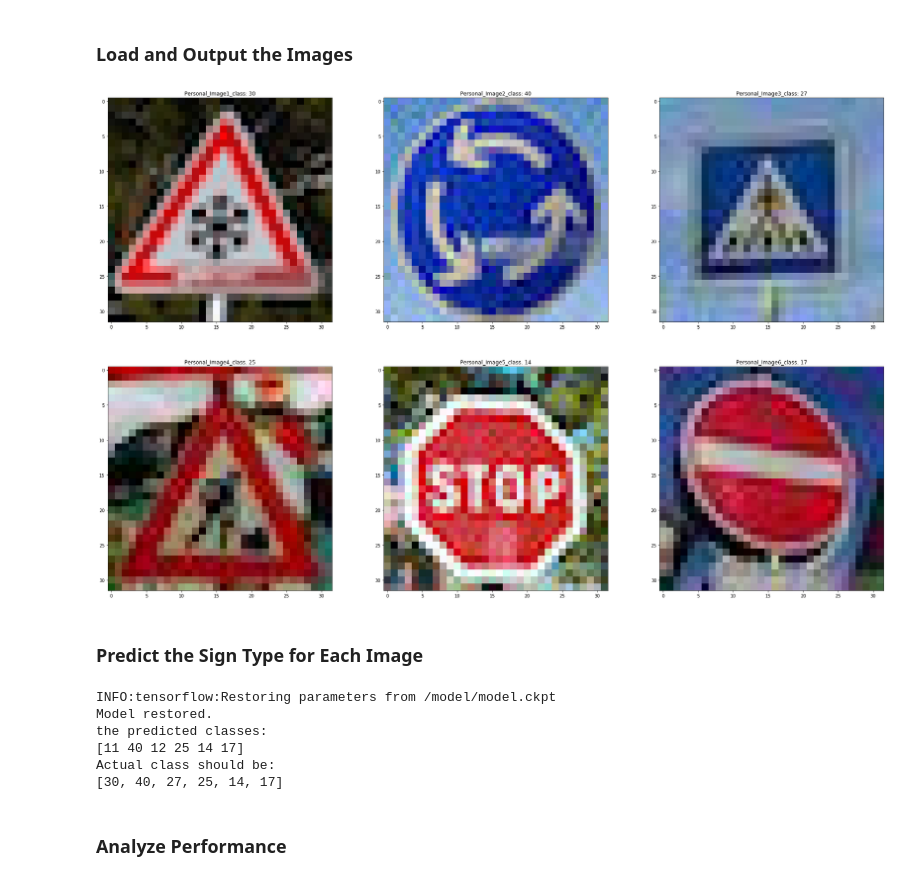
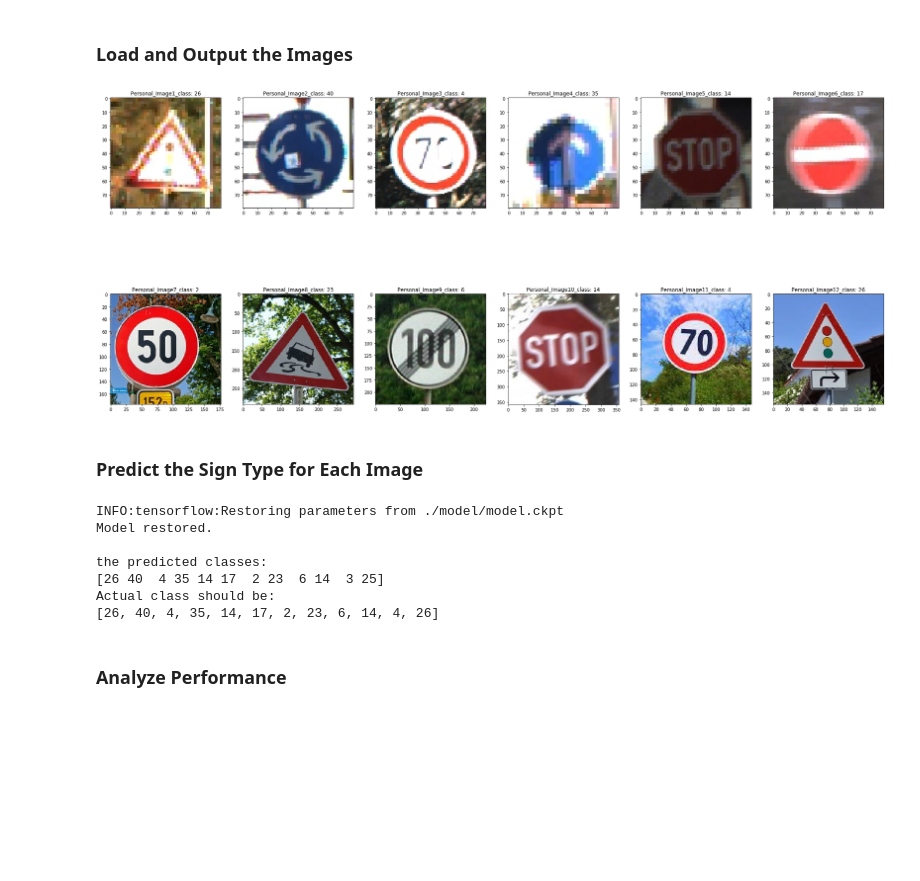
Before and after one commit to FierceKing/CarND-Traffic-Sign-Classifier-Project, a Jupyter notebook: Traffic_Sign_Classifier_final.ipynb, the cells around one changed output. Saved outputs shown, nothing was run; the diff lists cells and outputs as text; code cells hidden in the pictures; blank space fills up the shorter version.

Commit message:
Add more comment in README.md Make ipynb better result Add trained model.

```diff
--- a/Traffic_Sign_Classifier_final.ipynb
+++ b/Traffic_Sign_Classifier_final.ipynb
@@ -428,7 +427,7 @@ if want_to_train:
         print("Test loss = {:.3f}".format(test_loss))
         print("Test accuracy = {:.3f}".format(test_acc))
 
-        save_path = saver.save(sess, "/model/model.ckpt")
+        save_path = saver.save(sess, "./model/model.ckpt")
         print("Model saved in file: %s" % save_path)
 # %% [output]
 cell running
@@ -461,41 +460,50 @@ You may find `signnames.csv` useful as it contains mappings from the class id (i
 # %%
 ### Load the images and plot them here.
 ### Feel free to use as many code cells as needed.
+from PIL import Image
 my_imgs = []
-my_labels = [30,40,27,25,14,17]
-for i in range(6):
-    im = plt.imread("./demo_pics/"+str(i+1)+".jpeg")
+img_counts = 12
+my_labels = [26,40,4,35,14,17,2,23,6,14,4,26]
+plt.figure(1, figsize=(32,32))
+for i in range(img_counts):
+    im = Image.open("./demo_pics/"+str(i+1)+".jpg")
+    plt.subplot(4,6, i+1)
+    plt.title('Personal_Image' + str(i+1)+"_class: "+str(my_labels[i]))
+    plt.imshow(im)
+    im.thumbnail((32, 32), Image.ANTIALIAS)
+    im = np.asarray(im)
     my_imgs.append(im)
-plt.figure(1, figsize=(32,32))
-for j in range(np.shape(my_imgs)[0]):
-    plt.subplot(3,3, j+1)
-    plt.title('Personal_Image' + str(j+1)+"_class: "+str(my_labels[j]))
-    plt.imshow(my_imgs[j])
 # %% [output]
-[figure, old version]
+[figure, new version]
 # %% [markdown]
 ### Predict the Sign Type for Each Image
 # %%
 ### Run the predictions here and use the model to output the prediction for each image.
 ### Make sure to pre-process the images with the same pre-processing pipeline used earlier.
 ### Feel free to use as many code cells as needed.
+predictions = tf.argmax(fc2,axis=1)
+softmax_act = tf.nn.softmax(fc2)
+top5_act = tf.nn.top_k(softmax_act, k=5)
+
 saver = tf.train.Saver()
 sess = tf.Session()
-saver.restore(sess, "/model/model.ckpt")
+saver.restore(sess, "./model/model.ckpt")
 print("Model restored.")
 my_imgs = np.array(my_imgs)
 my_imgs = my_imgs.astype(np.float)
-pred_new, acc_new, prob_new, conv1_new = sess.run([predictions, accuracy_op, probabilities, "conv1/act1:0"],
+pred_new,top5_prob, acc_new, fc2_new, conv1_new = sess.run([predictions, top5_act, accuracy_op, fc2, "conv1/act1:0"],
                 feed_dict={x: my_imgs, y: my_labels, phase_train: False})
+print("")
 print("the predicted classes:\n{}".format(pred_new))
 print("Actual class should be:\n{}".format(my_labels))
 # %% [output]
-INFO:tensorflow:Restoring parameters from /model/model.ckpt
+INFO:tensorflow:Restoring parameters from ./model/model.ckpt
 Model restored.
+
 the predicted classes:
-[11 40 12 25 14 17]
+[26 40  4 35 14 17  2 23  6 14  3 25]
 Actual class should be:
-[30, 40, 27, 25, 14, 17]
+[26, 40, 4, 35, 14, 17, 2, 23, 6, 14, 4, 26]
 # %% [markdown]
 ### Analyze Performance
 # %%
```
Also changed, not shown: parts of 6 cells of this notebook, 24 other files.
